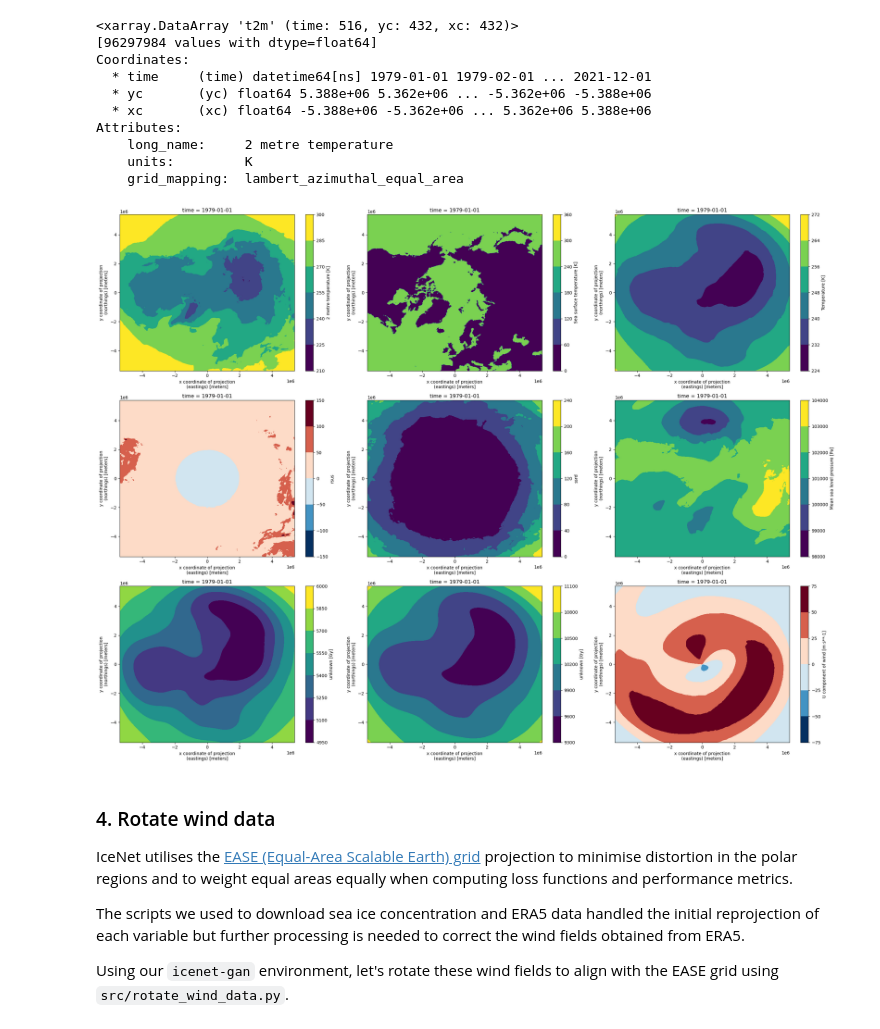
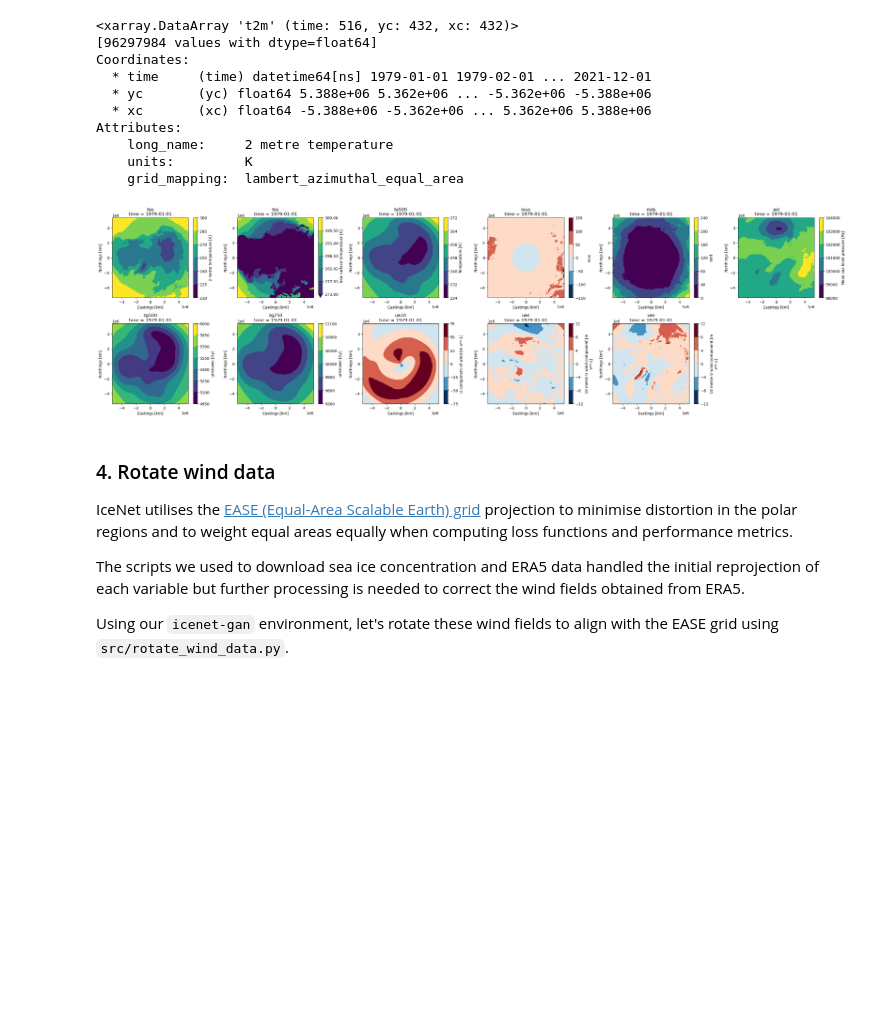
Before and after one commit to ampersandmcd/icenet-gan, a Jupyter notebook: notebooks/2_data.ipynb, the cells around one changed output. Drawn from its saved outputs; the diff is of its cells as text; code cells hidden in the pictures; blank space fills up the shorter version.

```diff
--- a/notebooks/2_data.ipynb
+++ b/notebooks/2_data.ipynb
@@ -227,25 +236,35 @@ Attributes:
     units:         K
     grid_mapping:  lambert_azimuthal_equal_area
 # %%
-era5 = [
-    xr.open_dataset(src.obs_data_folder + "/tas_EASE.nc").t2m,
-    xr.open_dataset(src.obs_data_folder + "/tos_EASE.nc").sst,
-    xr.open_dataset(src.obs_data_folder + "/ta500_EASE.nc").t,
-    xr.open_dataset(src.obs_data_folder + "/rsus_EASE.nc").rsus,
-    xr.open_dataset(src.obs_data_folder + "/rsds_EASE.nc").ssrd,
-    xr.open_dataset(src.obs_data_folder + "/psl_EASE.nc").msl,
-    xr.open_dataset(src.obs_data_folder + "/zg500_EASE.nc").unknown,
-    xr.open_dataset(src.obs_data_folder + "/zg250_EASE.nc").unknown,
-    xr.open_dataset(src.obs_data_folder + "/ua10_EASE.nc").u
-]
-fig, ax = plt.subplots(3, 3, figsize=(24, 18))
-ax = ax.ravel()
-for i in range(9):
-    xr.plot.contourf(era5[i].isel(time=0), ax=ax[i])
-plt.tight_layout()
-plt.show()
+era5 = {
+    "tas": xr.open_dataset(f"{src.obs_data_folder}/tas_EASE.nc").t2m,
+    "tos": xr.open_dataset(f"{src.obs_data_folder}/tos_EASE.nc").sst,
+    "ta500": xr.open_dataset(f"{src.obs_data_folder}/ta500_EASE.nc").t,
+    "rsus": xr.open_dataset(f"{src.obs_data_folder}/rsus_EASE.nc").rsus,
+    "rsds": xr.open_dataset(f"{src.obs_data_folder}/rsds_EASE.nc").ssrd,
+    "psl": xr.open_dataset(f"{src.obs_data_folder}/psl_EASE.nc").msl,
+    "zg500": xr.open_dataset(f"{src.obs_data_folder}/zg500_EASE.nc").unknown,
+    "zg250": xr.open_dataset(f"{src.obs_data_folder}/zg250_EASE.nc").unknown,
+    "ua10": xr.open_dataset(f"{src.obs_data_folder}/ua10_EASE.nc").u,
+    "uas": xr.open_dataset(f"{src.obs_data_folder}/uas_EASE.nc").u10,
+    "vas": xr.open_dataset(f"{src.obs_data_folder}/vas_EASE.nc").v10
+}
-# %% [output]
-[figure, removed]
+# %%
+fig, ax = plt.subplots(2, 6, figsize=(28, 8))
+ax = ax.ravel()
+for i, (name, var) in enumerate(era5.items()):
+    if i == 1:
+        xr.plot.contourf(var.isel(time=0), ax=ax[i], vmin=273)
+    else:
+        xr.plot.contourf(var.isel(time=0), ax=ax[i])
+    ax[i].set_xlabel("Eastings [km]")
+    ax[i].set_ylabel("Northings [km]")
+    ax[i].set_title(f"{name}\n{ax[i].get_title()}")
+ax[-1].axis("off")
+plt.tight_layout()
+plt.show()
+# %% [output]
+[figure, added]
 # %% [markdown]
 ### 4. Rotate wind data
 
```
Also changed, not shown: parts of 8 cells of this notebook.
